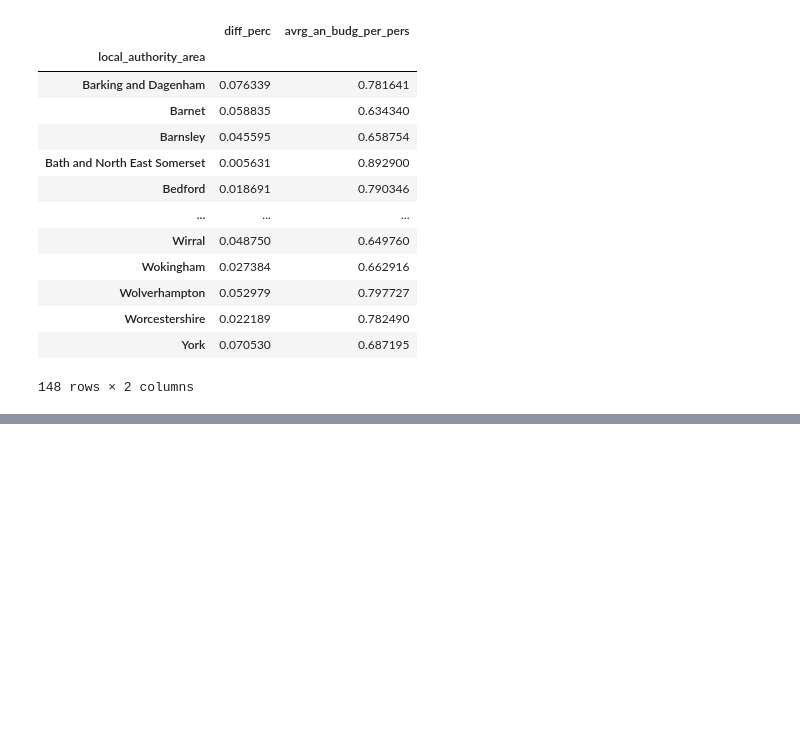
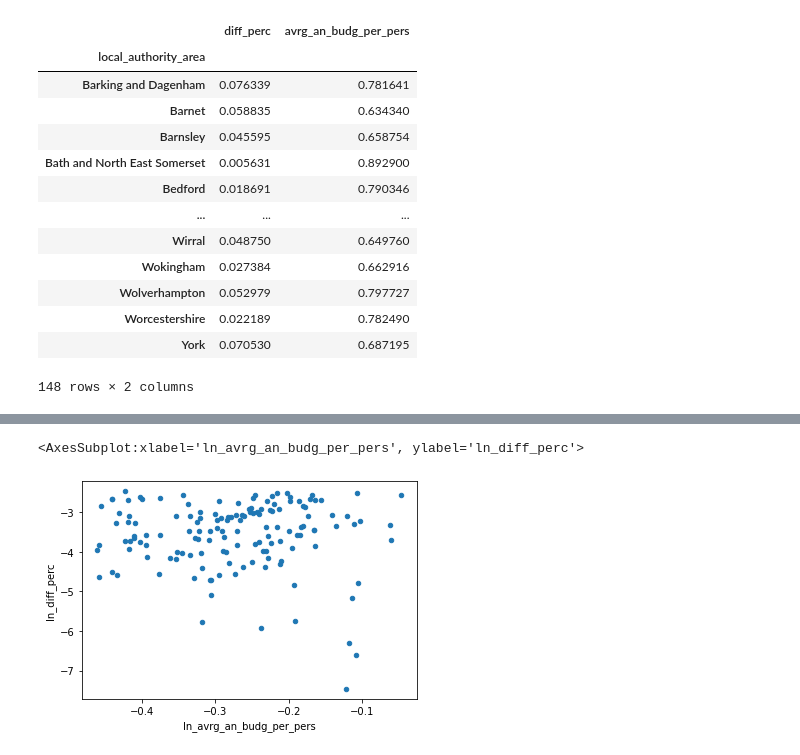
Before and after one commit to DaphneBdn/QM_coursework1, a Jupyter notebook: Coursework1_Analysis_code.ipynb, the cells around one changed output, grey strips where cells are left out. Saved outputs shown, nothing was run; the diff lists cells and outputs as text; code cells hidden in the pictures; blank space fills up the shorter version.

```diff
--- a/Coursework1_Analysis_code.ipynb
+++ b/Coursework1_Analysis_code.ipynb
@@ -512 +557,6 @@ df1
+# %%
+df1.plot(kind="scatter", x="ln_avrg_an_budg_per_pers", y="ln_diff_perc")
+# %% [output]
+<AxesSubplot:xlabel='ln_avrg_an_budg_per_pers', ylabel='ln_diff_perc'>
+[figure, added]
 # %%
```
Also changed, not shown: parts of 24 cells of this notebook.
